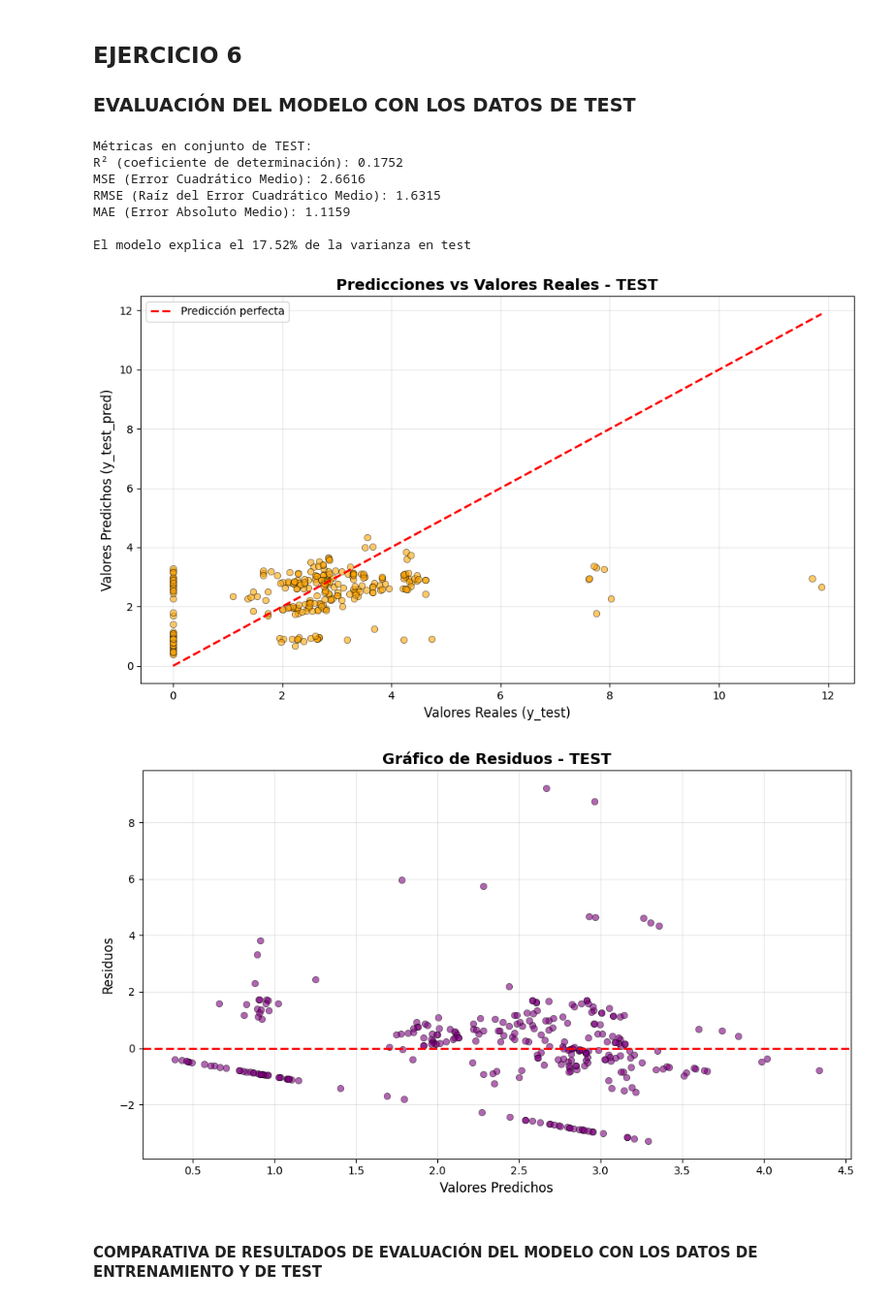
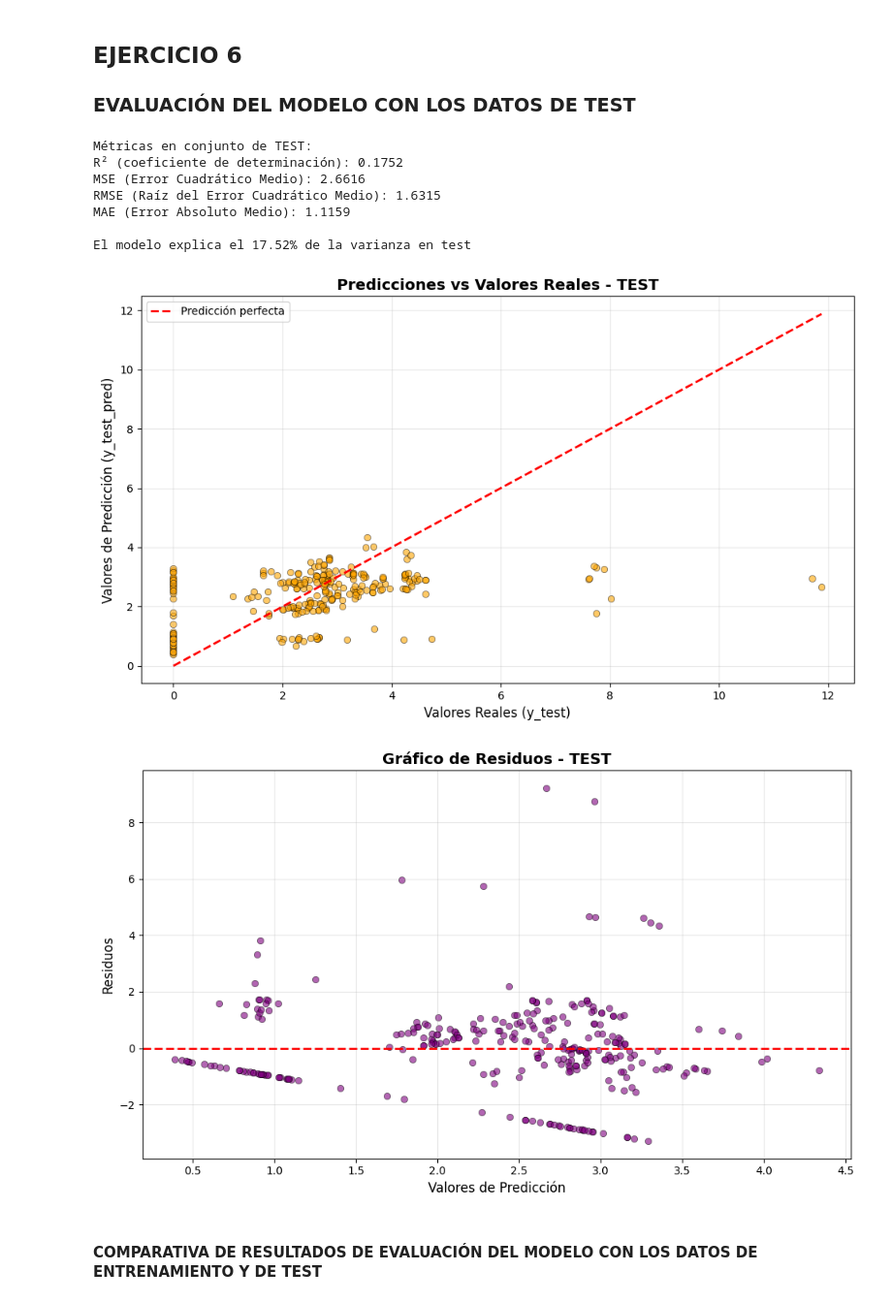
Before and after one commit to santinofernandez14/proyecto2, a Jupyter notebook: Parte2/modelo_prediccion_rlm.ipynb, the cells around one changed output. Shown: that part at 97% size. Drawn from its saved outputs; the diff is of its cells as text; code cells hidden in the pictures.

```diff
--- a/Parte2/modelo_prediccion_rlm.ipynb
+++ b/Parte2/modelo_prediccion_rlm.ipynb
@@ -310,37 +310,37 @@ print(f"\nEl modelo explica el {r2_test*100:.2f}% de la varianza en test")
 # Gráfico predicciones vs reales (Test)
 plt.figure(figsize=(10, 6))
 plt.scatter(y_test, y_test_pred, alpha=0.6, color='orange', edgecolors='k', linewidth=0.5)
 plt.plot([y_test.min(), y_test.max()], [y_test.min(), y_test.max()],
          'r--', lw=2, label='Predicción perfecta')
 plt.xlabel('Valores Reales (y_test)', fontsize=12)
-plt.ylabel('Valores Predichos (y_test_pred)', fontsize=12)
+plt.ylabel('Valores de Predicción (y_test_pred)', fontsize=12)
 plt.title('Predicciones vs Valores Reales - TEST', fontsize=14, fontweight='bold')
 plt.legend()
 plt.grid(True, alpha=0.3)
 plt.tight_layout()
 plt.show()
 
 # Gráfico de residuos (Test)
 residuos_test = y_test - y_test_pred
 plt.figure(figsize=(10, 6))
 plt.scatter(y_test_pred, residuos_test, alpha=0.6, color='purple', edgecolors='k', linewidth=0.5)
 plt.axhline(y=0, color='r', linestyle='--', lw=2)
-plt.xlabel('Valores Predichos', fontsize=12)
+plt.xlabel('Valores de Predicción', fontsize=12)
 plt.ylabel('Residuos', fontsize=12)
 plt.title('Gráfico de Residuos - TEST', fontsize=14, fontweight='bold')
 plt.grid(True, alpha=0.3)
 plt.tight_layout()
 plt.show()
 # %% [output]
 Métricas en conjunto de TEST:
 R² (coeficiente de determinación): 0.1752
 MSE (Error Cuadrático Medio): 2.6616
 RMSE (Raíz del Error Cuadrático Medio): 1.6315
 MAE (Error Absoluto Medio): 1.1159
 
 El modelo explica el 17.52% de la varianza en test
-[figure, old version]
+[figure, new version]
-[figure, old version]
+[figure, new version]
 # %% [markdown]
 #### COMPARATIVA DE RESULTADOS DE EVALUACIÓN DEL MODELO CON LOS DATOS DE ENTRENAMIENTO Y DE TEST
 # %%
```
Also changed, not shown: parts of 1 cell of this notebook.
